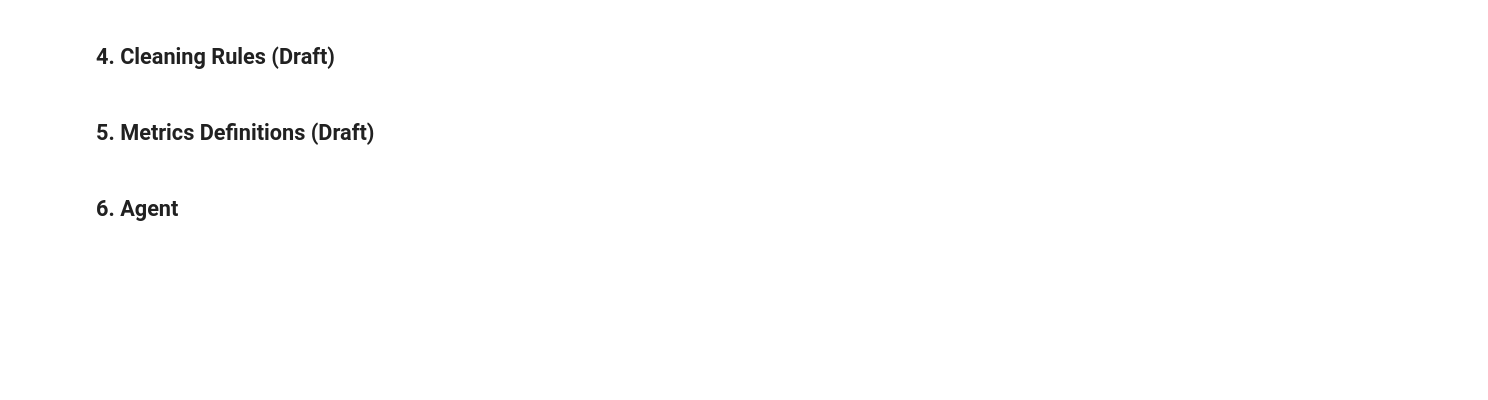
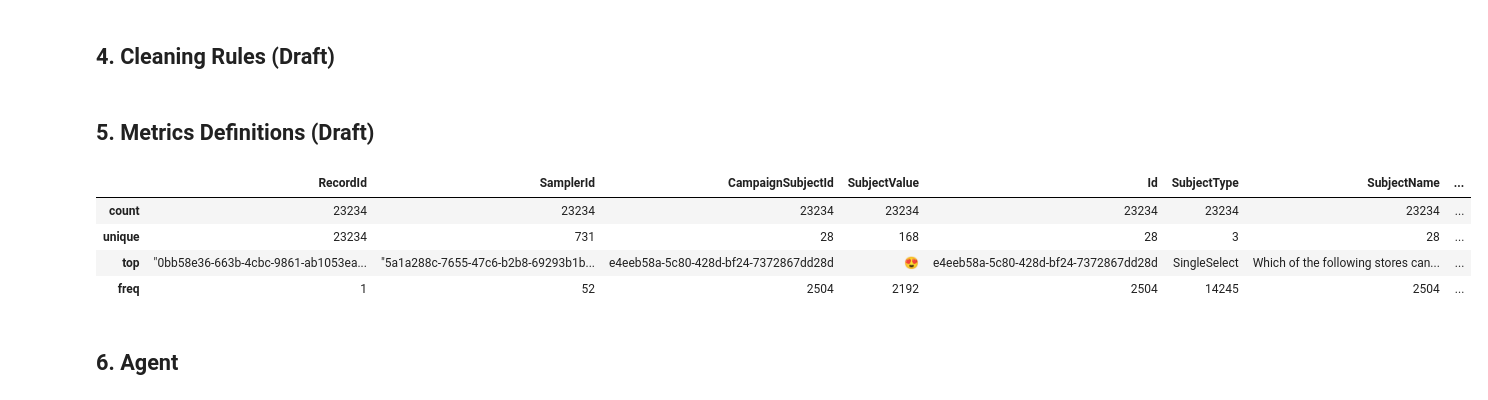
Before and after one commit to garfield-gray/DataMining, a Jupyter notebook: peekageHiringChallenge.ipynb, the cells around one changed output. Saved outputs shown, nothing was run; the diff lists cells and outputs as text; code cells hidden in the pictures; blank space fills up the shorter version.

```diff
--- a/peekageHiringChallenge.ipynb
+++ b/peekageHiringChallenge.ipynb
@@ -220,4 +231,12 @@ typeOfData
 # %% [markdown]
 ## 5. Metrics Definitions (Draft)
+# %%
+merged_df.describe()
+# %% [output]
+|  | RecordId | SamplerId | CampaignSubjectId | SubjectValue | Id | SubjectType | SubjectName | ... |
+| count | 23234 | 23234 | 23234 | 23234 | 23234 | 23234 | 23234 | ... |
+| unique | 23234 | 731 | 28 | 168 | 28 | 3 | 28 | ... |
+| top | "0bb58e36-663b-4cbc-9861-ab1053ea... | "5a1a288c-7655-47c6-b2b8-69293b1b... | e4eeb58a-5c80-428d-bf24-7372867dd28d | 😍 | e4eeb58a-5c80-428d-bf24-7372867dd28d | SingleSelect | Which of the following stores can... | ... |
+| freq | 1 | 52 | 2504 | 2192 | 2504 | 14245 | 2504 | ... |
 # %% [markdown]
 ## 6. Agent
```
Also changed, not shown: parts of 5 cells of this notebook.
